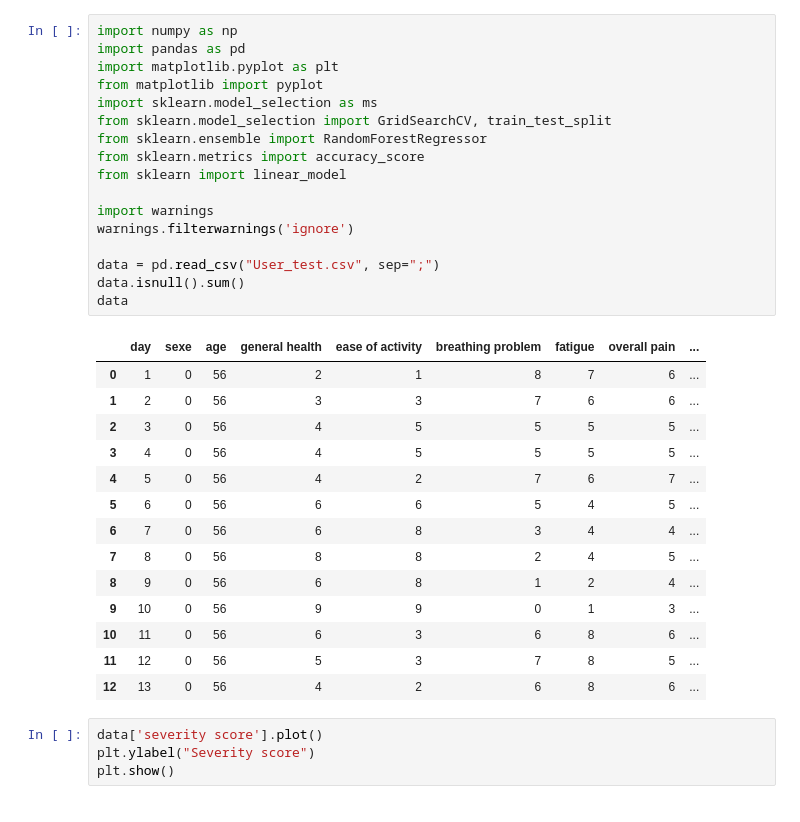
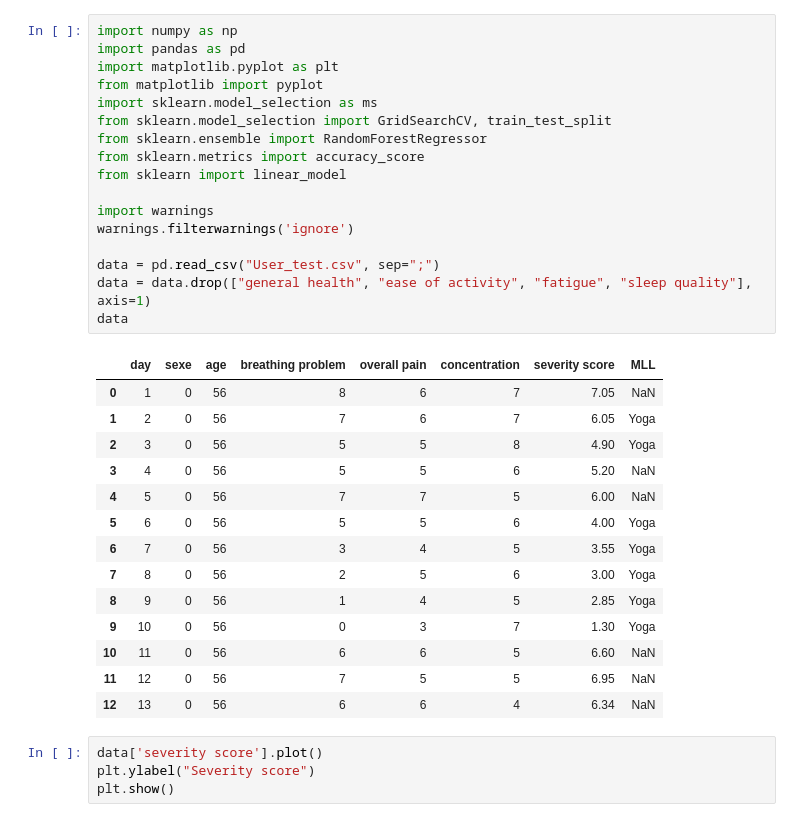
Before and after one commit to jules20022000/Notebook-Atreon, a Jupyter notebook: User predictions and features .ipynb, the cells around one changed output. Saved outputs shown, nothing was run; the diff lists cells and outputs as text.

```diff
--- a/User predictions and features .ipynb
+++ b/User predictions and features .ipynb
@@ -1,35 +1,35 @@
 # %%
 import numpy as np
 import pandas as pd
 import matplotlib.pyplot as plt
 from matplotlib import pyplot
 import sklearn.model_selection as ms
 from sklearn.model_selection import GridSearchCV, train_test_split
 from sklearn.ensemble import RandomForestRegressor
 from sklearn.metrics import accuracy_score
 from sklearn import linear_model
 
 import warnings
 warnings.filterwarnings('ignore')
 
 data = pd.read_csv("User_test.csv", sep=";")
-data.isnull().sum()
+data = data.drop(["general health", "ease of activity", "fatigue", "sleep quality"], axis=1)
 data
 # %% [output]
-|  | day | sexe | age | general health | ease of activity | breathing problem | fatigue | overall pain | ... |
-| 0 | 1 | 0 | 56 | 2 | 1 | 8 | 7 | 6 | ... |
-| 1 | 2 | 0 | 56 | 3 | 3 | 7 | 6 | 6 | ... |
-| 2 | 3 | 0 | 56 | 4 | 5 | 5 | 5 | 5 | ... |
-| 3 | 4 | 0 | 56 | 4 | 5 | 5 | 5 | 5 | ... |
-| 4 | 5 | 0 | 56 | 4 | 2 | 7 | 6 | 7 | ... |
-| 5 | 6 | 0 | 56 | 6 | 6 | 5 | 4 | 5 | ... |
-| 6 | 7 | 0 | 56 | 6 | 8 | 3 | 4 | 4 | ... |
-| 7 | 8 | 0 | 56 | 8 | 8 | 2 | 4 | 5 | ... |
-| 8 | 9 | 0 | 56 | 6 | 8 | 1 | 2 | 4 | ... |
-| 9 | 10 | 0 | 56 | 9 | 9 | 0 | 1 | 3 | ... |
-| 10 | 11 | 0 | 56 | 6 | 3 | 6 | 8 | 6 | ... |
-| 11 | 12 | 0 | 56 | 5 | 3 | 7 | 8 | 5 | ... |
-| 12 | 13 | 0 | 56 | 4 | 2 | 6 | 8 | 6 | ... |
+|  | day | sexe | age | breathing problem | overall pain | concentration | severity score | MLL |
+| 0 | 1 | 0 | 56 | 8 | 6 | 7 | 7.05 | NaN |
+| 1 | 2 | 0 | 56 | 7 | 6 | 7 | 6.05 | Yoga |
+| 2 | 3 | 0 | 56 | 5 | 5 | 8 | 4.90 | Yoga |
+| 3 | 4 | 0 | 56 | 5 | 5 | 6 | 5.20 | NaN |
+| 4 | 5 | 0 | 56 | 7 | 7 | 5 | 6.00 | NaN |
+| 5 | 6 | 0 | 56 | 5 | 5 | 6 | 4.00 | Yoga |
+| 6 | 7 | 0 | 56 | 3 | 4 | 5 | 3.55 | Yoga |
+| 7 | 8 | 0 | 56 | 2 | 5 | 6 | 3.00 | Yoga |
+| 8 | 9 | 0 | 56 | 1 | 4 | 5 | 2.85 | Yoga |
+| 9 | 10 | 0 | 56 | 0 | 3 | 7 | 1.30 | Yoga |
+| 10 | 11 | 0 | 56 | 6 | 6 | 5 | 6.60 | NaN |
+| 11 | 12 | 0 | 56 | 7 | 5 | 5 | 6.95 | NaN |
+| 12 | 13 | 0 | 56 | 6 | 6 | 4 | 6.34 | NaN |
 # %%
 data['severity score'].plot()
 plt.ylabel("Severity score")
```
Also changed, not shown: parts of 6 cells of this notebook, 1 other file.
